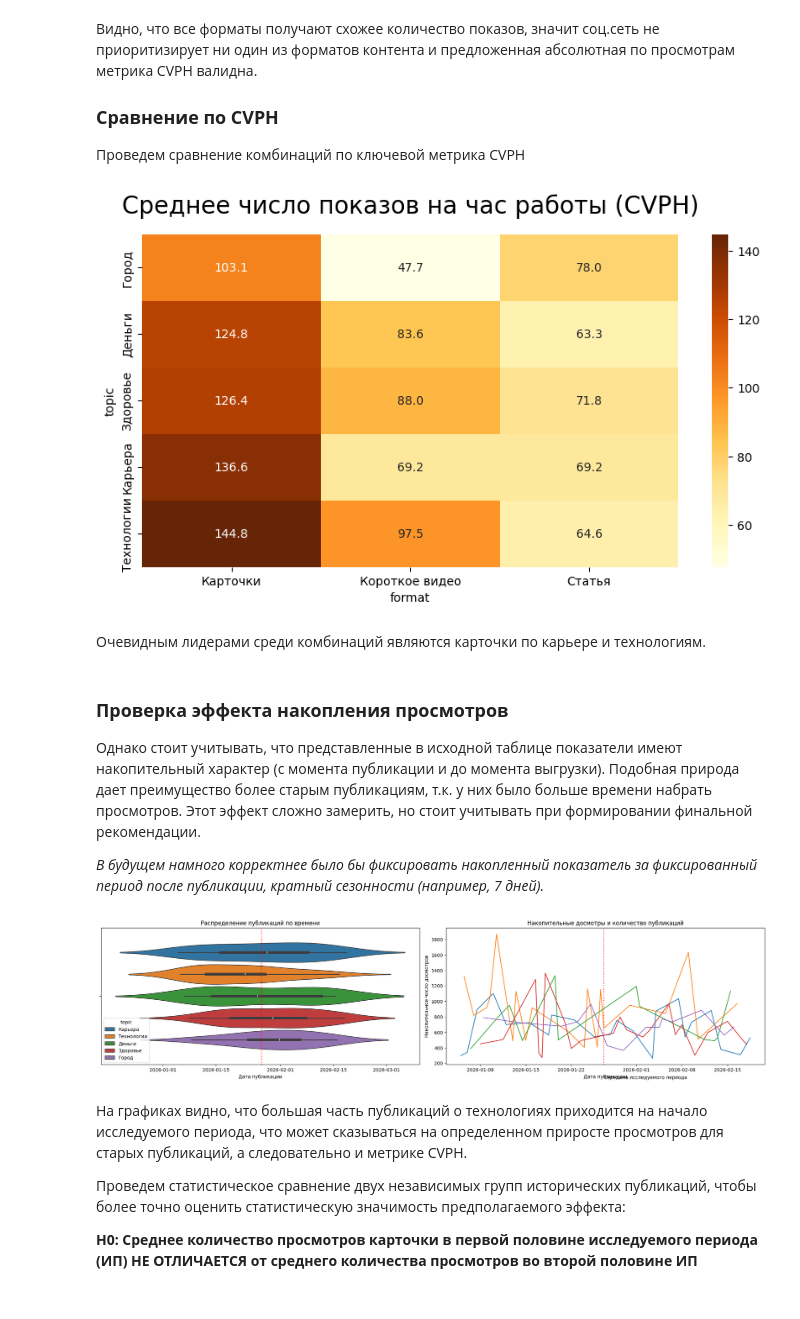
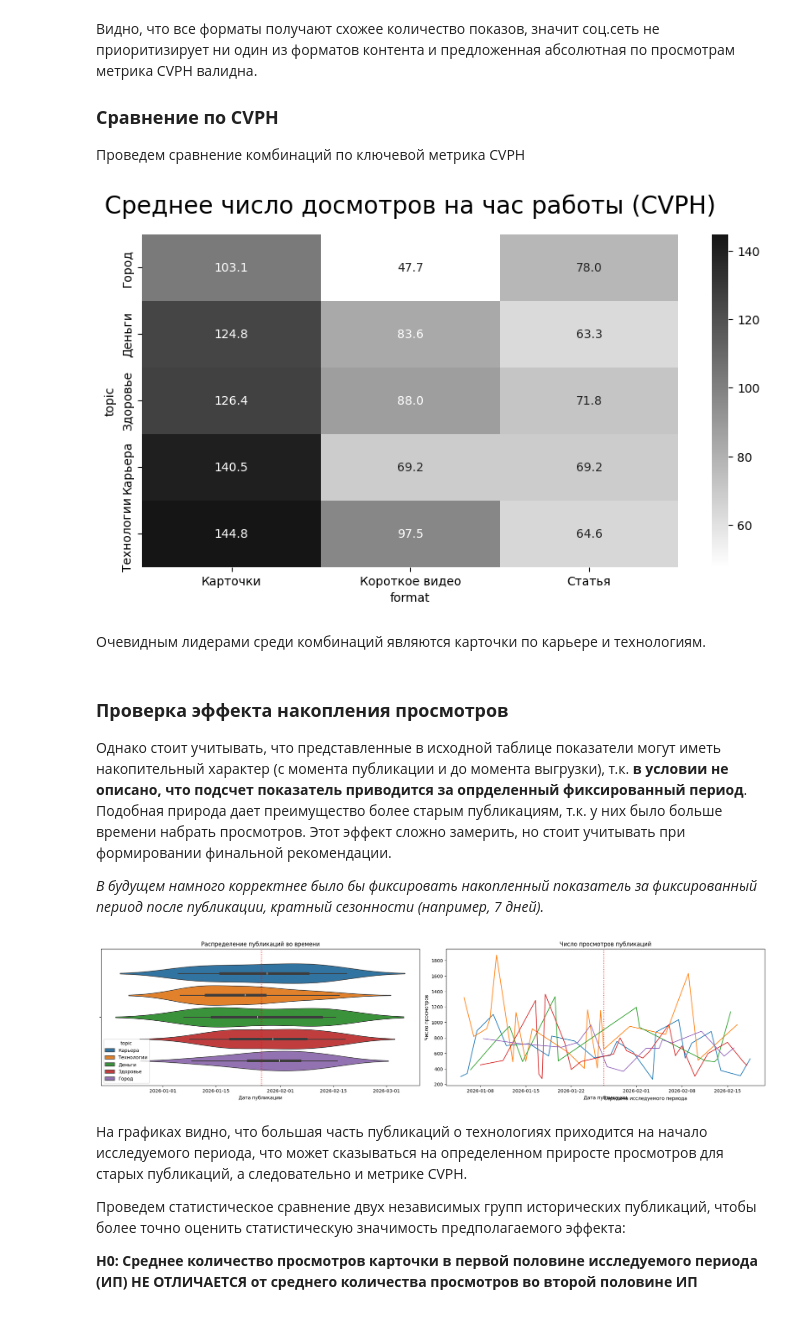
Before and after one commit to Left-for-food/Career_community_research, a Jupyter notebook: Case.ipynb, the cells around one changed output. Drawn from its saved outputs; the diff is of its cells as text; code cells hidden in the pictures.

```diff
--- a/Case.ipynb
+++ b/Case.ipynb
@@ -213,42 +214,47 @@ avg_data.map('{:.2f}'.format)
 
 Проведем сравнение комбинаций по ключевой метрика CVPH
 # %%
-metrics = data.dropna().copy()
+from matplotlib.colors import LinearSegmentedColormap
 
-metrics['compl_views'] = metrics.views * metrics.completion_rate
+# Выделяем датафрейм без пропусков в доле полных прочтений
+metric_cvph = data.dropna(subset=['views', 'completion_rate', 'production_hours']).copy()
 
-metrics = metrics.groupby(['format', 'topic']).agg(
+cmap = LinearSegmentedColormap.from_list(
+    "white_to_pink", ["#FFFFFF", "#151515"]
+)
+
+metric_cvph['compl_views'] = metric_cvph.views * metric_cvph.completion_rate
+
+metric_cvph = metric_cvph.groupby(['format', 'topic']).agg(
     total_views = ('views', 'sum'),
-    total_saves = ('saves', 'sum'),
     total_compl_views = ('compl_views', 'sum'),
     total_prod_hrs = ('production_hours', 'sum')
 )
 
-metrics['cvph'] = metrics.total_compl_views / metrics.total_prod_hrs
-metrics['save_rate'] = metrics.total_saves / metrics.total_views
+metric_cvph['cvph'] = metric_cvph.total_compl_views / metric_cvph.total_prod_hrs
 
-result = metrics
+result = metric_cvph
 
-metrics = metrics.pivot_table(
-    values=['cvph', 'save_rate'],
+metric_cvph = metric_cvph.pivot_table(
+    values='cvph',
     index='topic',
     columns='format'
 )
 
 plt.figure(figsize=(10, 5))
-g = sns.heatmap(data=metrics['cvph'],
+g = sns.heatmap(data=metric_cvph,
                 annot=True,
                 fmt='.1f',
-                cmap='YlOrBr')
-g.set_title('Среднее число показов на час работы (CVPH)', y=1.04, size=20);
+                cmap=cmap)
+g.set_title('Среднее число досмотров на час работы (CVPH)', y=1.04, size=20);
 # %% [output]
-[figure, old version]
+[figure, new version]
 # %% [markdown]
 Очевидным лидерами среди комбинаций являются карточки по карьере и технологиям.
 # %% [markdown]
 ### **Проверка эффекта накопления просмотров**
 
-Однако стоит учитывать, что представленные в исходной таблице показатели имеют накопительный характер (с момента публикации и до момента выгрузки). Подобная природа дает преимущество более старым публикациям, т.к. у них было больше времени набрать просмотров. Этот эффект сложно замерить, но стоит учитывать при формировании финальной рекомендации.
+Однако стоит учитывать, что представленные в исходной таблице показатели могут иметь накопительный характер (с момента публикации и до момента выгрузки), т.к. **в условии не описано, что подсчет показатель приводится за опрделенный фиксированный период**. Подобная природа дает преимущество более старым публикациям, т.к. у них было больше времени набрать просмотров. Этот эффект сложно замерить, но стоит учитывать при формировании финальной рекомендации.
 
 *В будущем намного корректнее было бы фиксировать накопленный показатель за фиксированный период после публикации, кратный сезонности (например, 7 дней).*
 # %%
@@ -266,7 +272,7 @@ sns.violinplot(
     ax=axes[0]
 )
 axes[0].axvline(cutoff, color='r', linestyle=':')
-axes[0].set_title('Распределение публикаций по времени')
+axes[0].set_title('Распределение публикаций во времени')
 axes[0].set_xlabel('Дата публикации')
 
 # Линии накопительных досмотров
@@ -282,14 +288,14 @@ sns.lineplot(
 axes[1].axvline(cutoff, color='r', linestyle=':')
 axes[1].text(cutoff, 0.9, 'Середина исследуемого периода')
 
-axes[1].set_ylabel('Накопительное число досмотров')
+axes[1].set_ylabel('Число просмотров')
 axes[1].set_xlabel('Дата публикации')
-axes[1].set_title('Накопительные досмотры и количество публикаций')
+axes[1].set_title('Число просмотров публикаций')
 
 plt.tight_layout()
 plt.show()
 # %% [output]
-[figure, old version]
+[figure, new version]
 # %% [markdown]
 На графиках видно, что большая часть публикаций о технологиях приходится на начало исследуемого периода, что может сказываться на определенном приросте просмотров для старых публикаций, а следовательно и метрике CVPH.
 
```
Also changed, not shown: parts of 6 cells of this notebook, 3 other files.
